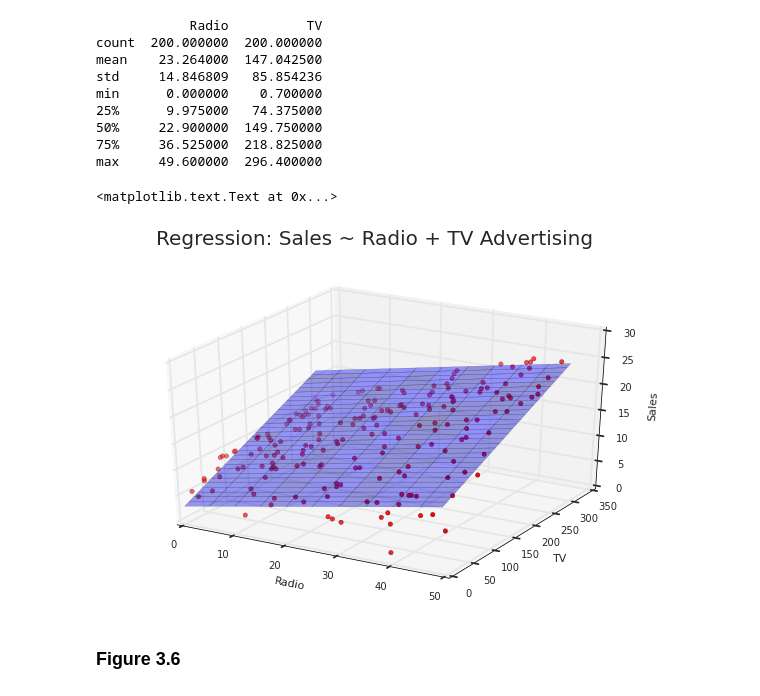
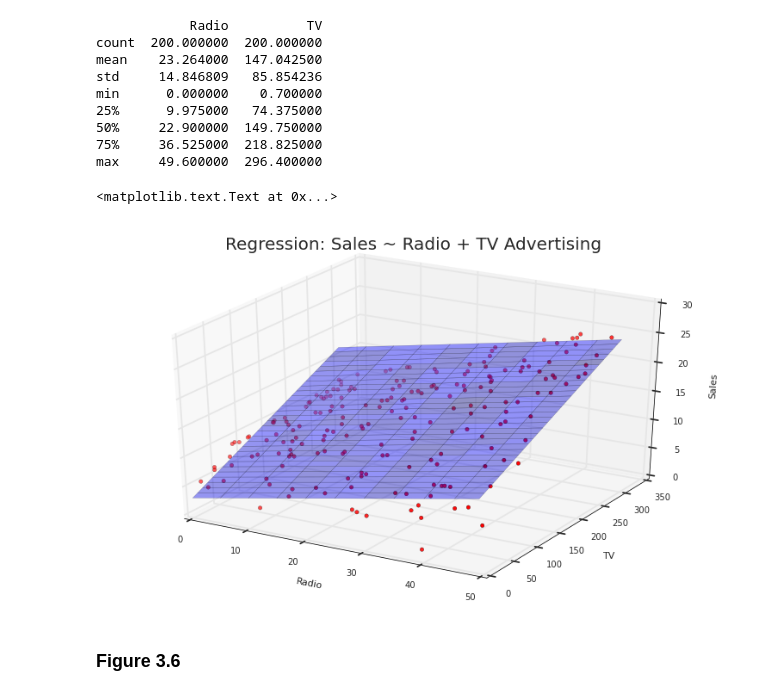
Before and after one commit to JWarmenhoven/ISLR-python, a Jupyter notebook: Chapter 3.ipynb, the cells around one changed output. Saved outputs shown, nothing was run; the diff lists cells and outputs as text; code cells hidden in the pictures.

```diff
--- a/Chapter 3.ipynb
+++ b/Chapter 3.ipynb
@@ -292,20 +292,20 @@ for (i,j),v in np.ndenumerate(Z):
 # %%
 fig = plt.figure(figsize=(10,6))
 fig.suptitle('Regression: Sales ~ Radio + TV Advertising', fontsize=20)
 
-ax1 = fig.add_subplot(111, projection='3d')
+ax1 = axes3d.Axes3D(fig)
 
 ax1.plot_surface(B1, B2, Z, rstride=10, cstride=5, alpha=0.4)
 ax1.scatter3D(df.Radio, df.TV, df.Sales, c='r')
 
 ax1.set_xlabel('Radio')
 ax1.set_xlim(0,50)
 ax1.set_ylabel('TV')
 ax1.set_ylim(ymin=0)
 ax1.set_zlabel('Sales')
 # %% [output]
 <matplotlib.text.Text at 0x...>
-[figure, old version]
+[figure, new version]
 # %% [markdown]
 ### Figure 3.6
 # %%
```
Also changed, not shown: parts of 1 cell of this notebook, 1 other file.
